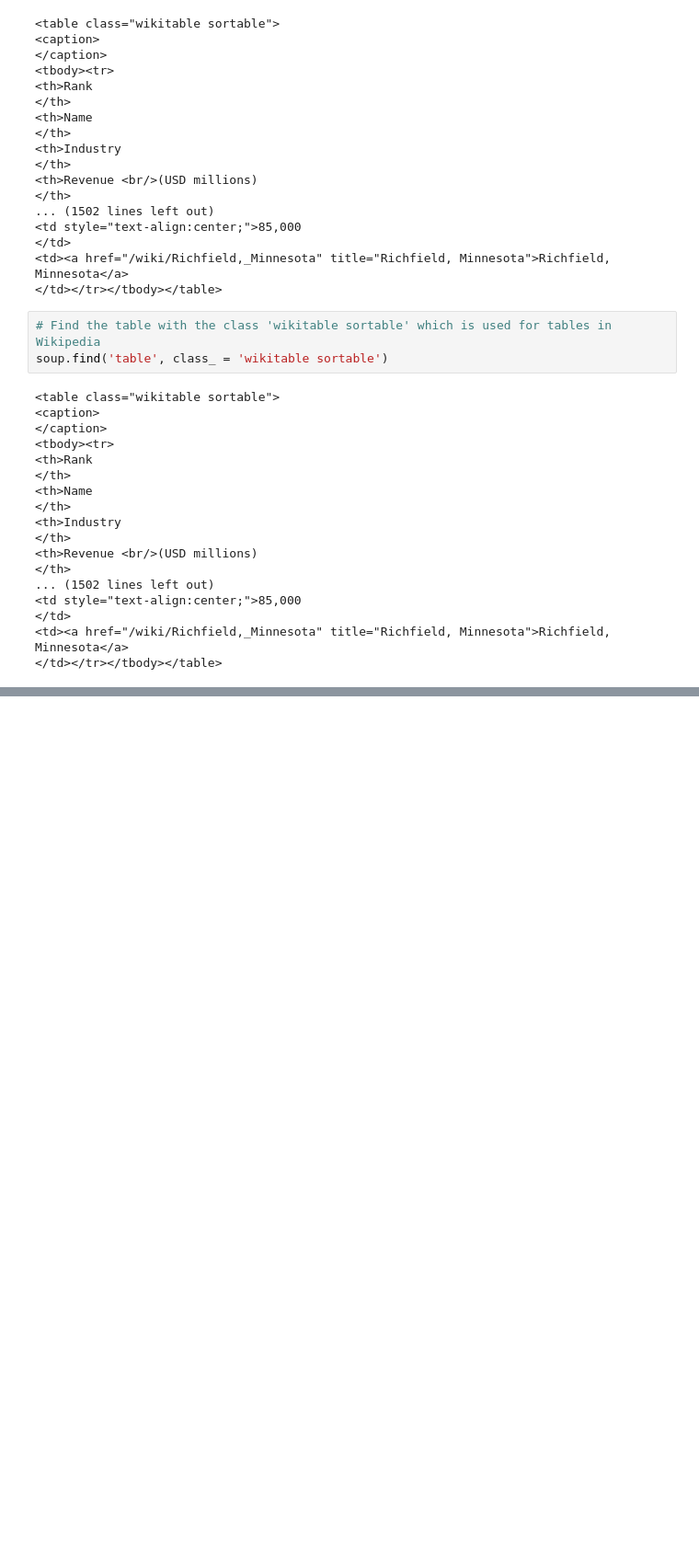
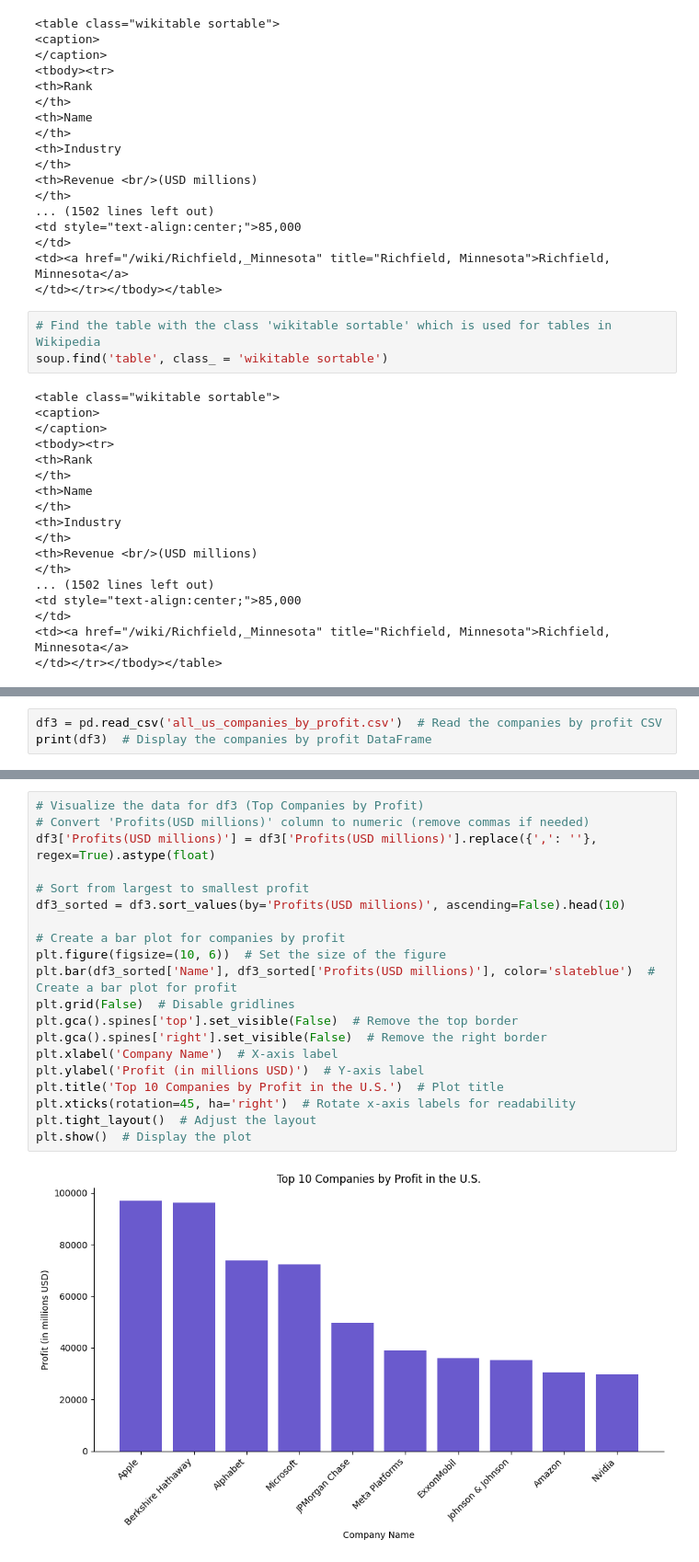
Before and after one commit to ChandraPC3000/Codveda-Data-Science-Internship, a Jupyter notebook: Task_1_Level_1_(Basic).ipynb, the cells around one changed output, grey strips where cells are left out. Shown at 92% size. Saved outputs shown, nothing was run; the diff lists cells and outputs as text; blank space fills up the shorter version.

```diff
--- a/Task_1_Level_1_(Basic).ipynb
+++ b/Task_1_Level_1_(Basic).ipynb
@@ -241,0 +469,3 @@ print(df.head())  # Display the first 5 rows to verify the data is loaded correc
+# %%
+df3 = pd.read_csv('all_us_companies_by_profit.csv')  # Read the companies by profit CSV
+print(df3)  # Display the companies by profit DataFrame
@@ -334,0 +614,22 @@ plt.show()  # Show the plot
+# %%
+# Visualize the data for df3 (Top Companies by Profit)
+# Convert 'Profits(USD millions)' column to numeric (remove commas if needed)
+df3['Profits(USD millions)'] = df3['Profits(USD millions)'].replace({',': ''}, regex=True).astype(float)
+
+# Sort from largest to smallest profit
+df3_sorted = df3.sort_values(by='Profits(USD millions)', ascending=False).head(10)
+
+# Create a bar plot for companies by profit
+plt.figure(figsize=(10, 6))  # Set the size of the figure
+plt.bar(df3_sorted['Name'], df3_sorted['Profits(USD millions)'], color='slateblue')  # Create a bar plot for profit
+plt.grid(False)  # Disable gridlines
+plt.gca().spines['top'].set_visible(False)  # Remove the top border
+plt.gca().spines['right'].set_visible(False)  # Remove the right border
+plt.xlabel('Company Name')  # X-axis label
+plt.ylabel('Profit (in millions USD)')  # Y-axis label
+plt.title('Top 10 Companies by Profit in the U.S.')  # Plot title
+plt.xticks(rotation=45, ha='right')  # Rotate x-axis labels for readability
+plt.tight_layout()  # Adjust the layout
+plt.show()  # Display the plot
+# %% [output]
+[figure, added]
```
Also changed, not shown: parts of 55 cells of this notebook.
